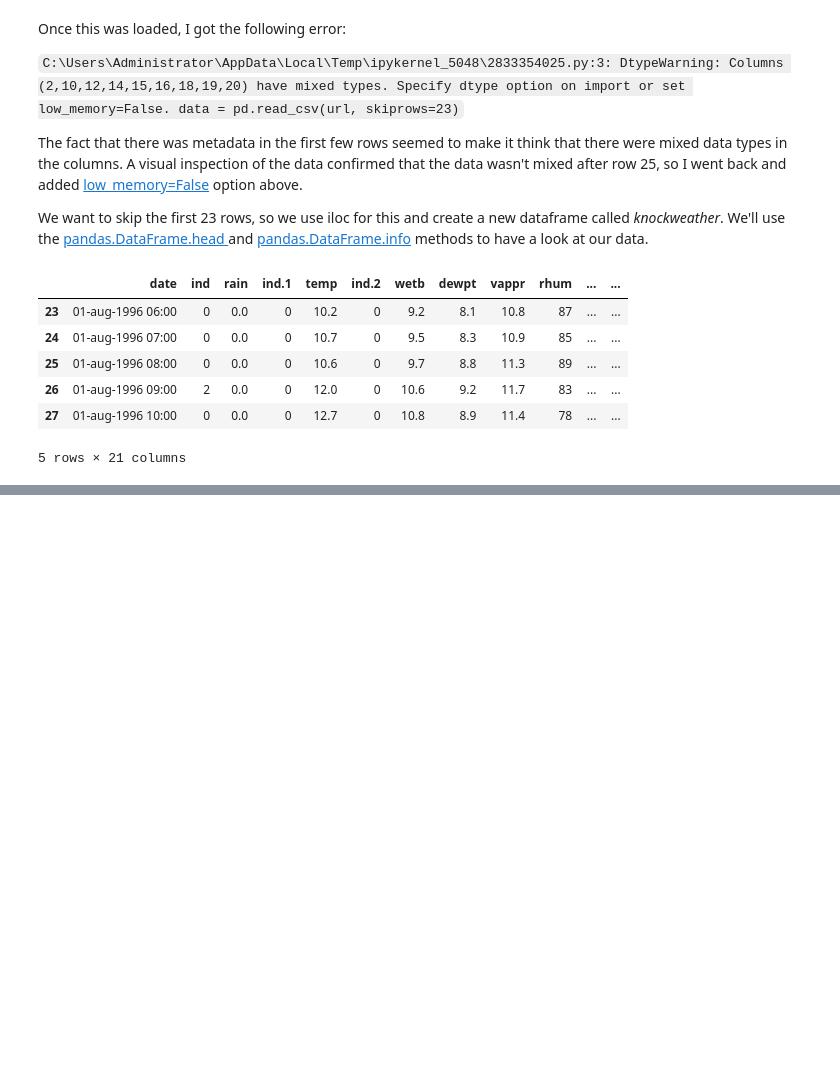
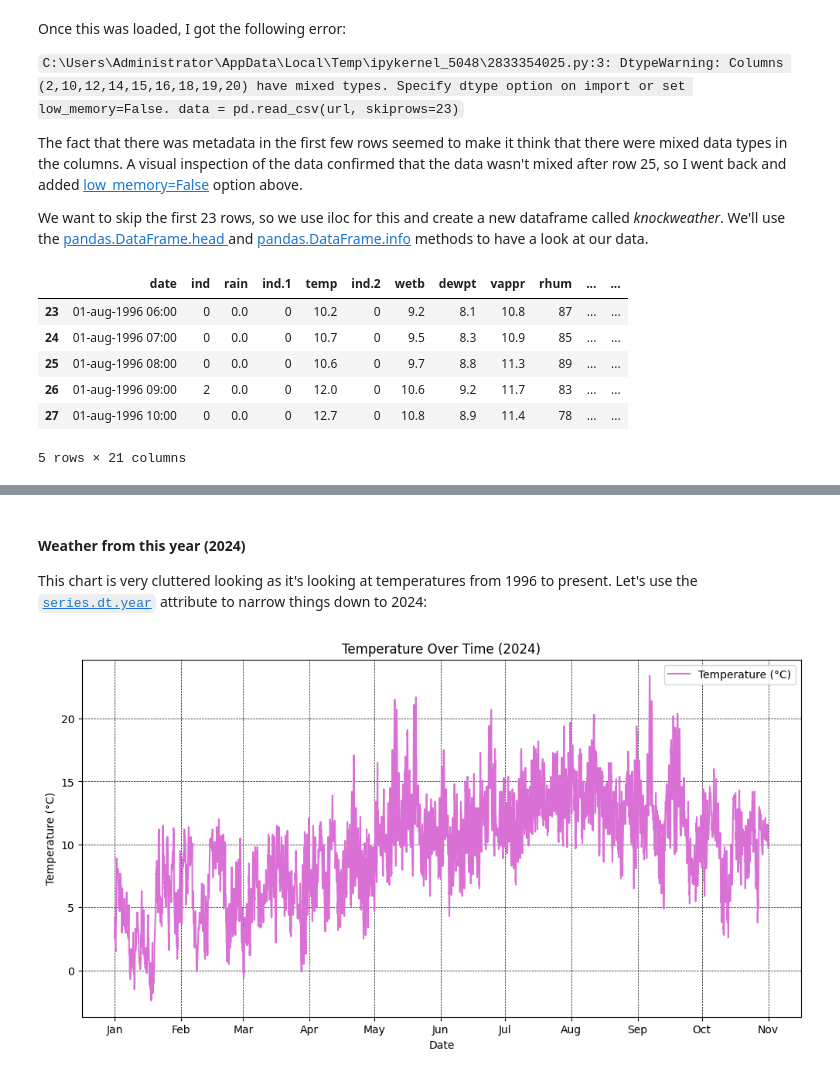
Before and after one commit to miriamroddy/PFDA, a Jupyter notebook: Assignments/assignment_6_Weather.ipynb, the cells around one changed output, grey strips where cells are left out. Saved outputs shown, nothing was run; the diff lists cells and outputs as text; code cells hidden in the pictures; blank space fills up the shorter version.

```diff
--- a/Assignments/assignment_6_Weather.ipynb
+++ b/Assignments/assignment_6_Weather.ipynb
@@ -127,0 +130,23 @@ plt.show()
+# %% [markdown]
+#### Weather from this year (2024)
+This chart is very cluttered looking as it's looking at temperatures from 1996 to present. Let's use the [`series.dt.year`](https://www.geeksforgeeks.org/pandas-series-dt-year/) attribute to narrow things down to 2024:
+# %%
+import matplotlib.dates as mdates
+
+#  We want to filter the data for the year 2024 and plot
+weather2024 = knockweather[knockweather['date'].dt.year == 2024]
+plt.figure(figsize=(12, 6))
+plt.plot(weather2024['date'], weather2024['temp'], color='orchid', label='Temperature (°C)')
+
+# For a nicer layout, we need to format x-axis with abbreviated months
+# https://www.earthdatascience.org/courses/use-data-open-source-python/use-time-series-data-in-python/date-time-types-in-pandas-python/customize-dates-matplotlib-plots-python/
+plt.gca().xaxis.set_major_formatter(mdates.DateFormatter('%b'))
+plt.xlabel('Date')
+
+plt.ylabel('Temperature (°C)')
+plt.title('Temperature Over Time (2024)')
+plt.grid(color='black', linestyle='--', linewidth=0.5)
+plt.legend()
+plt.show()
+# %% [output]
+[figure, added]
```
Also changed, not shown: parts of 16 cells of this notebook.
